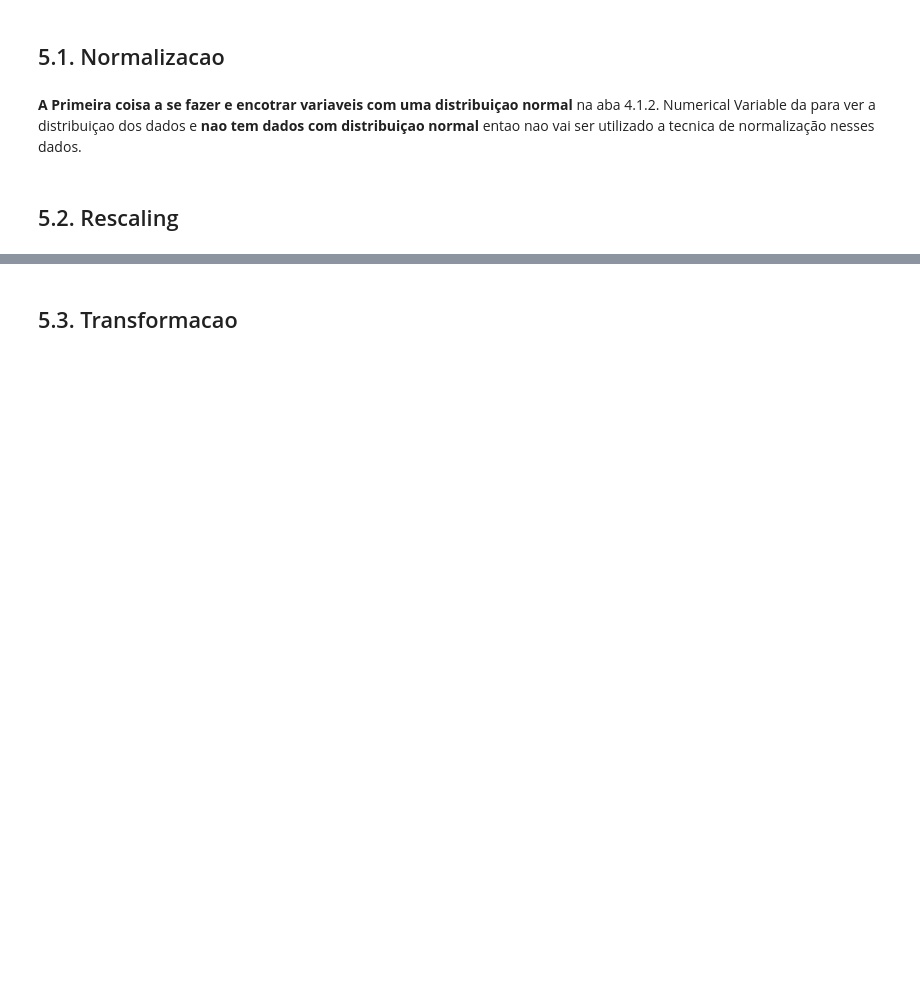
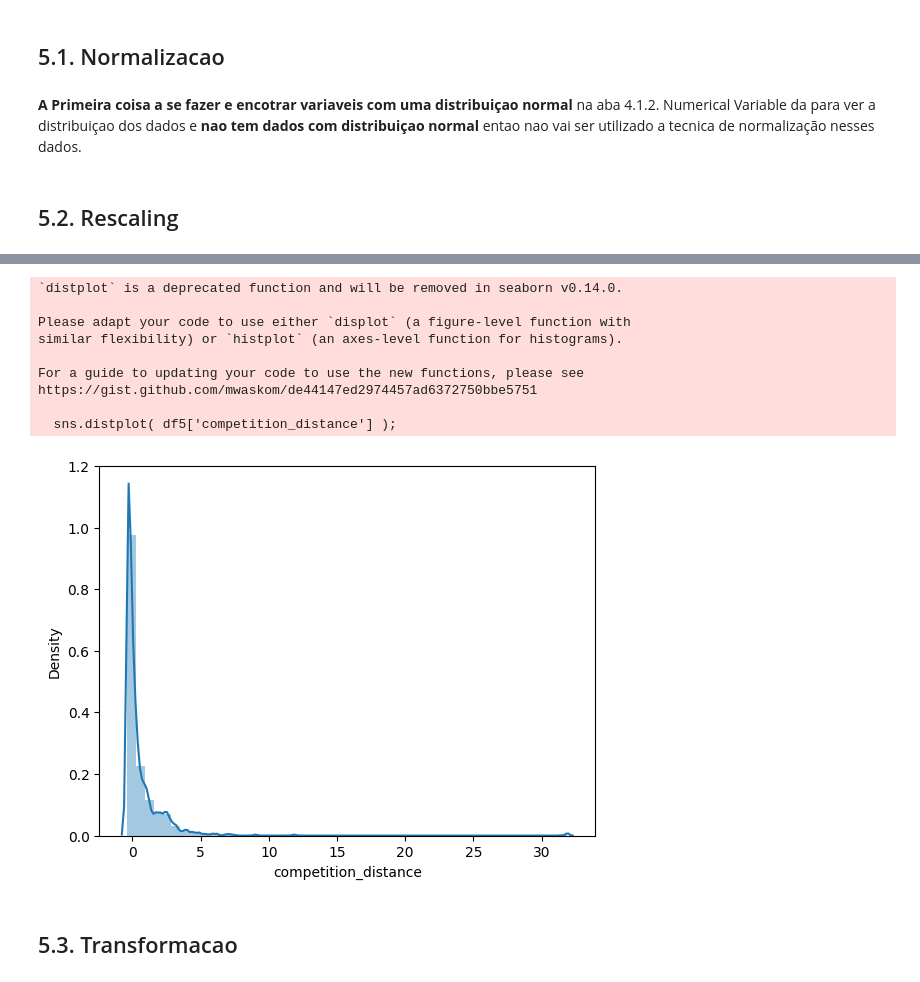
Before and after one commit to gustavohssBR/Ds_em_producao, a Jupyter notebook: notebooks/ds_ciclo_05.ipynb, the cells around one changed output, grey strips where cells are left out. Drawn from its saved outputs; the diff is of its cells as text; code cells hidden in the pictures; blank space fills up the shorter version.

```diff
--- a/notebooks/ds_ciclo_05.ipynb
+++ b/notebooks/ds_ciclo_05.ipynb
@@ -1151,2 +1195,30 @@ df5 = df4.copy()
+# %%
+rs = RobustScaler()
+mms = MinMaxScaler()
+
+# no competition_distance vai ser usada o Robust Scaler.
+df5['competition_distance'] = rs.fit_transform( df5[['competition_distance']].values )
+
+# no competition_time_month vai ser usada o Robust Scaler.
+df5['competition_time_month'] = rs.fit_transform( df5[['competition_time_month']].values )
+
+# no promo_time_week vai ser usada o MinMaxScaler por que seus outliers nao são tão relevantes.
+df5['promo_time_week'] = mms.fit_transform( df5[['promo_time_week']].values )
+
+# no year vai ser usada o MinMaxScaler por que nao tem outliers .
+df5['year'] = mms.fit_transform( df5[['year']].values )
+# %%
+sns.distplot( df5['competition_distance'] );
+# %% [output]
+`distplot` is a deprecated function and will be removed in seaborn v0.14.0.
+
+Please adapt your code to use either `displot` (a figure-level function with
+similar flexibility) or `histplot` (an axes-level function for histograms).
+
+For a guide to updating your code to use the new functions, please see
+https://gist.github.com/mwaskom/de44147ed2974457ad6372750bbe5751
+
+  sns.distplot( df5['competition_distance'] );
+[figure, added]
 # %% [markdown]
 ## 5.3. Transformacao
```
Also changed, not shown: parts of 5 cells of this notebook.
